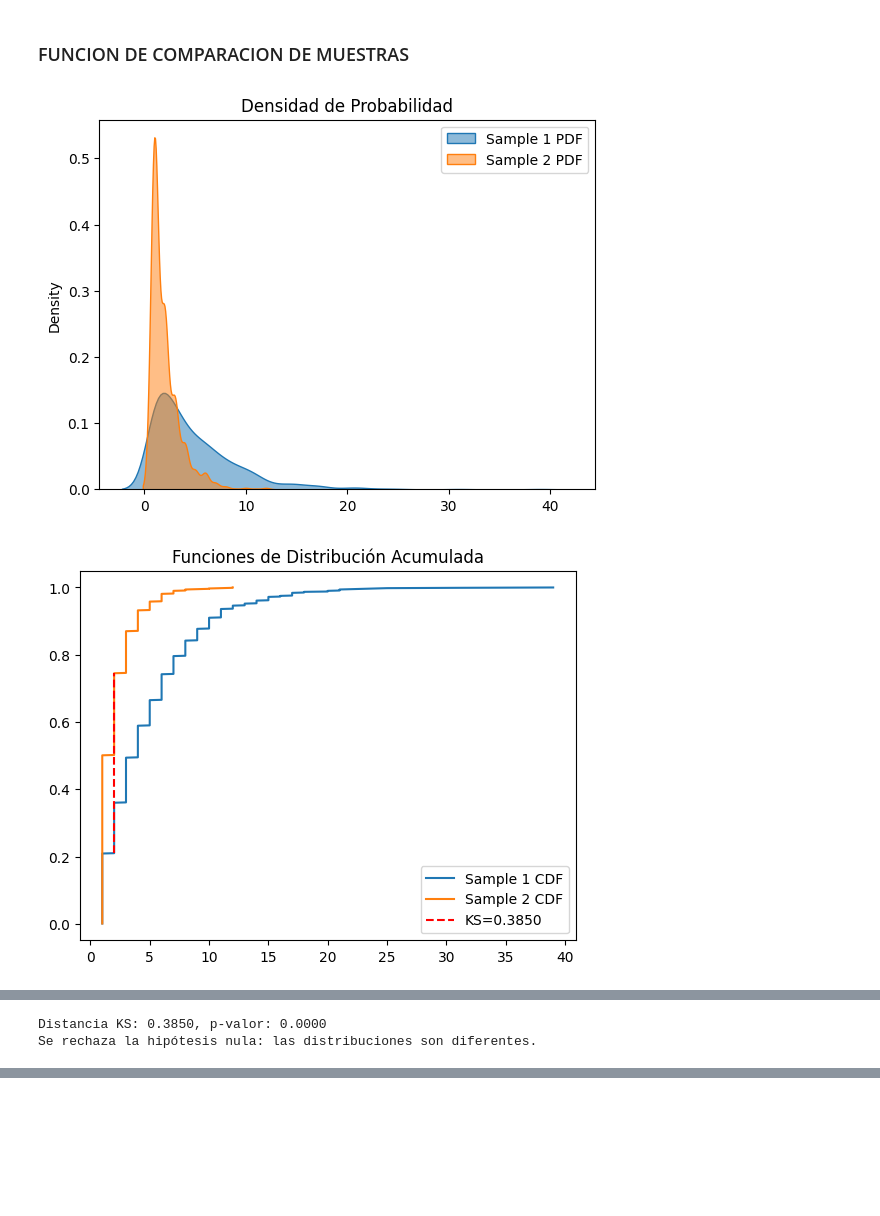
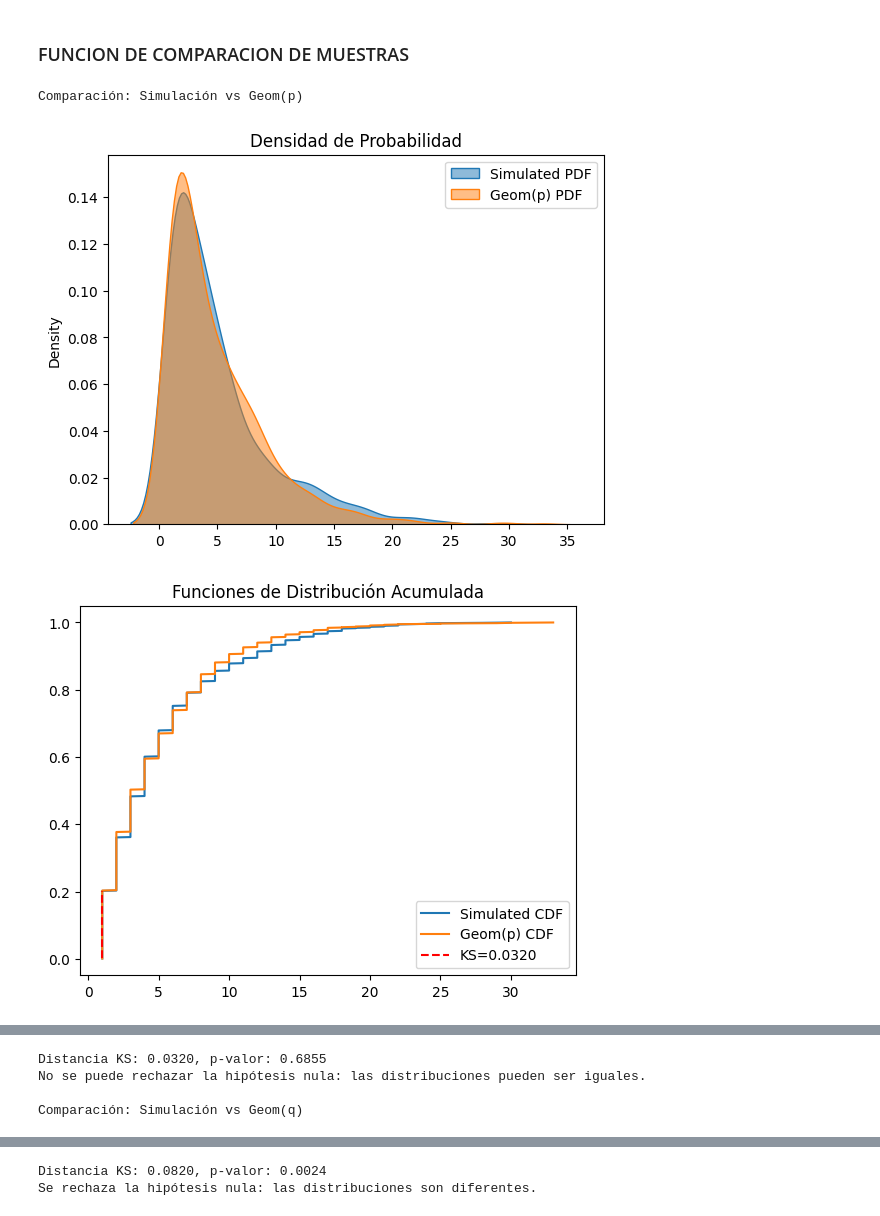
Before and after one commit to JoaquinCampos22155/Lab2_IA, a Jupyter notebook: EJERCICIO_2/COMPARACIONDMUESTRAS.ipynb, the cells around one changed output, grey strips where cells are left out. Drawn from its saved outputs; the diff is of its cells as text; code cells hidden in the pictures; blank space fills up the shorter version.

```diff
--- a/EJERCICIO_2/COMPARACIONDMUESTRAS.ipynb
+++ b/EJERCICIO_2/COMPARACIONDMUESTRAS.ipynb
@@ -7,22 +7,25 @@ from scipy.stats import ks_2samp, geom, probplot, stats
 ### FUNCION
 # %%
 def simular_lanzamientos(p, N=1000):
+    """Simula una distribución geométrica contando intentos hasta el primer éxito."""
     resultados = []
     for i in range(N):
         lanzamientos = 0
         while np.random.rand() > p:
             lanzamientos += 1
         resultados.append(lanzamientos + 1)
-    return resultados  # Retornar una lista nueva sin modificar una global
+    return resultados
 
-valores_p = [0.2, 0.5]
+# Definir parámetros
+p = 0.2
+q = 1.2 * p
+q = min(q, 0.99)
 N = 1000
 
-resultados = []
-
-for p in valores_p:
-    muestras = simular_lanzamientos(p, N)
-    resultados.append(muestras)  # Agregar cada lista a 'resultados'
+# Generar las tres muestras
+simulated_data = simular_lanzamientos(p, N)
+geom_p = np.random.geometric(p, N)
+geom_q = np.random.geometric(q, N)
 # %% [markdown]
 ### FUNCION DE COMPARACION DE MUESTRAS
 # %%
@@ -50,36 +53,38 @@ def compare_samples(sample1, sample2, label1="Sample 1", label2="Sample 2"):
     ks_x = x1[idx]
     ks_y1 = cdf1[idx]
     ks_y2 = np.interp(ks_x, x2, cdf2)
     plt.vlines(ks_x, ks_y1, ks_y2, color='red', linestyle='--', label=f'KS={ks_stat:.4f}')
 
     plt.title("Funciones de Distribución Acumulada")
     plt.legend()
     plt.show()
 
     # Gráfica PP
     plt.scatter(np.interp(x1, x2, cdf2), cdf1)
     plt.plot([0, 1], [0, 1], 'r--')
     plt.xlabel(f"{label2} CDF")
     plt.ylabel(f"{label1} CDF")
     plt.title("Gráfico PP")
     plt.show()
 
     # Gráfica QQ
     probplot(sample1, dist="geom", sparams=(1/np.mean(sample1)), plot=plt)
     plt.title("Gráfico QQ")
     plt.show()
 
     print(f"Distancia KS: {ks_stat:.4f}, p-valor: {p_value:.4f}")
     if p_value < 0.05:
         print("Se rechaza la hipótesis nula: las distribuciones son diferentes.")
     else:
         print("No se puede rechazar la hipótesis nula: las distribuciones pueden ser iguales.")
 
+# Comparaciones
+print("\nComparación: Simulación vs Geom(p)")
+compare_samples(simulated_data, geom_p, label1="Simulated", label2="Geom(p)")
 
-sample1 = resultados[0]
-sample2 = resultados[1]
-
-compare_samples(sample1, sample2)
+print("\nComparación: Simulación vs Geom(q)")
+compare_samples(simulated_data, geom_q, label1="Simulated", label2="Geom(q)")
 # %% [output]
+Comparación: Simulación vs Geom(p)
-[figure, old version]
+[figure, new version]
-[figure, old version]
+[figure, new version]
@@ -88,2 +93,4 @@ compare_samples(sample1, sample2)
-Distancia KS: 0.3850, p-valor: 0.0000
-Se rechaza la hipótesis nula: las distribuciones son diferentes.
+Distancia KS: 0.0320, p-valor: 0.6855
+No se puede rechazar la hipótesis nula: las distribuciones pueden ser iguales.
+
+Comparación: Simulación vs Geom(q)
@@ -89,0 +101,2 @@ Se rechaza la hipótesis nula: las distribuciones son diferentes.
+Distancia KS: 0.0820, p-valor: 0.0024
+Se rechaza la hipótesis nula: las distribuciones son diferentes.
```
Also changed, not shown: parts of 1 cell of this notebook.
